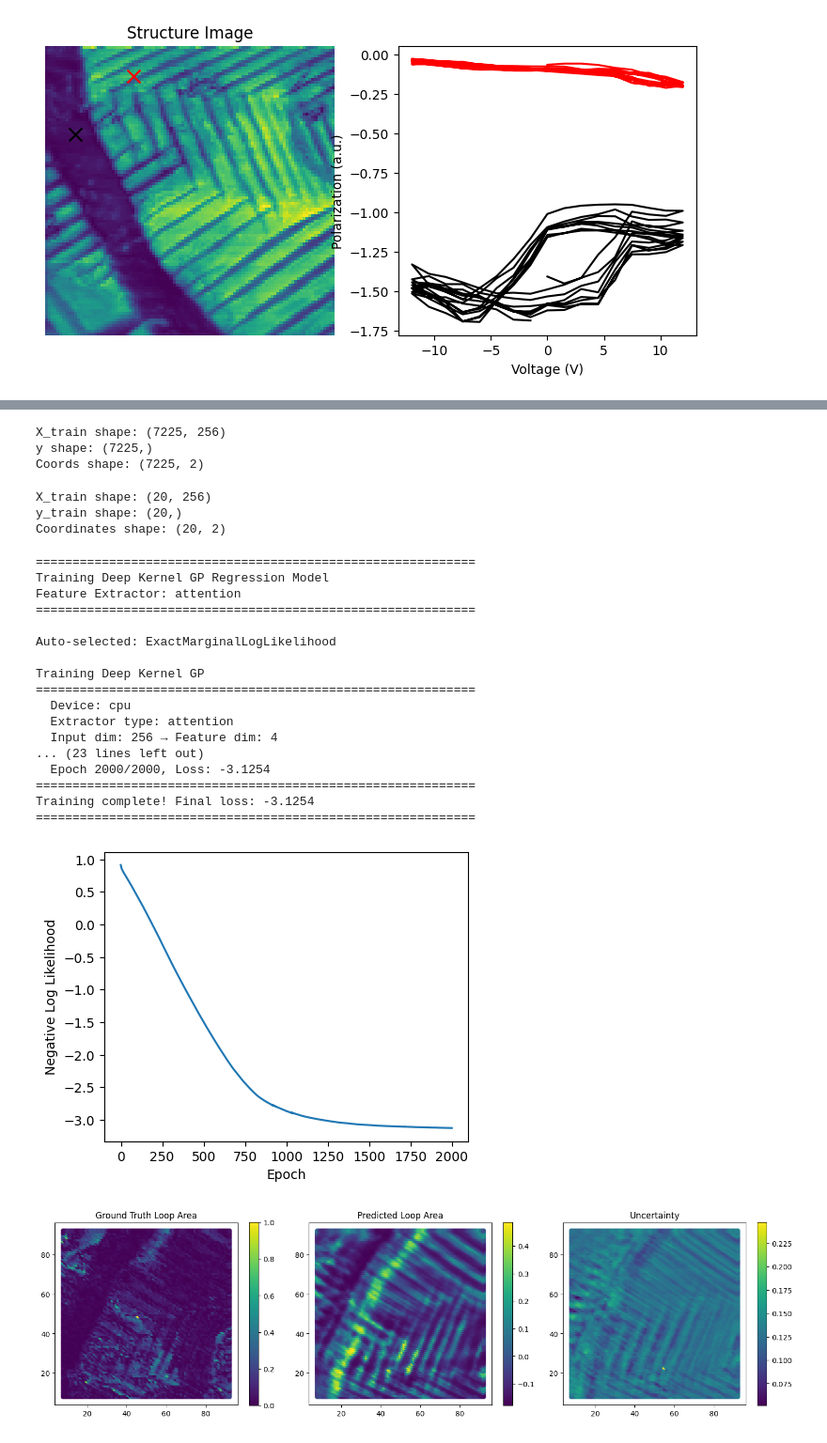
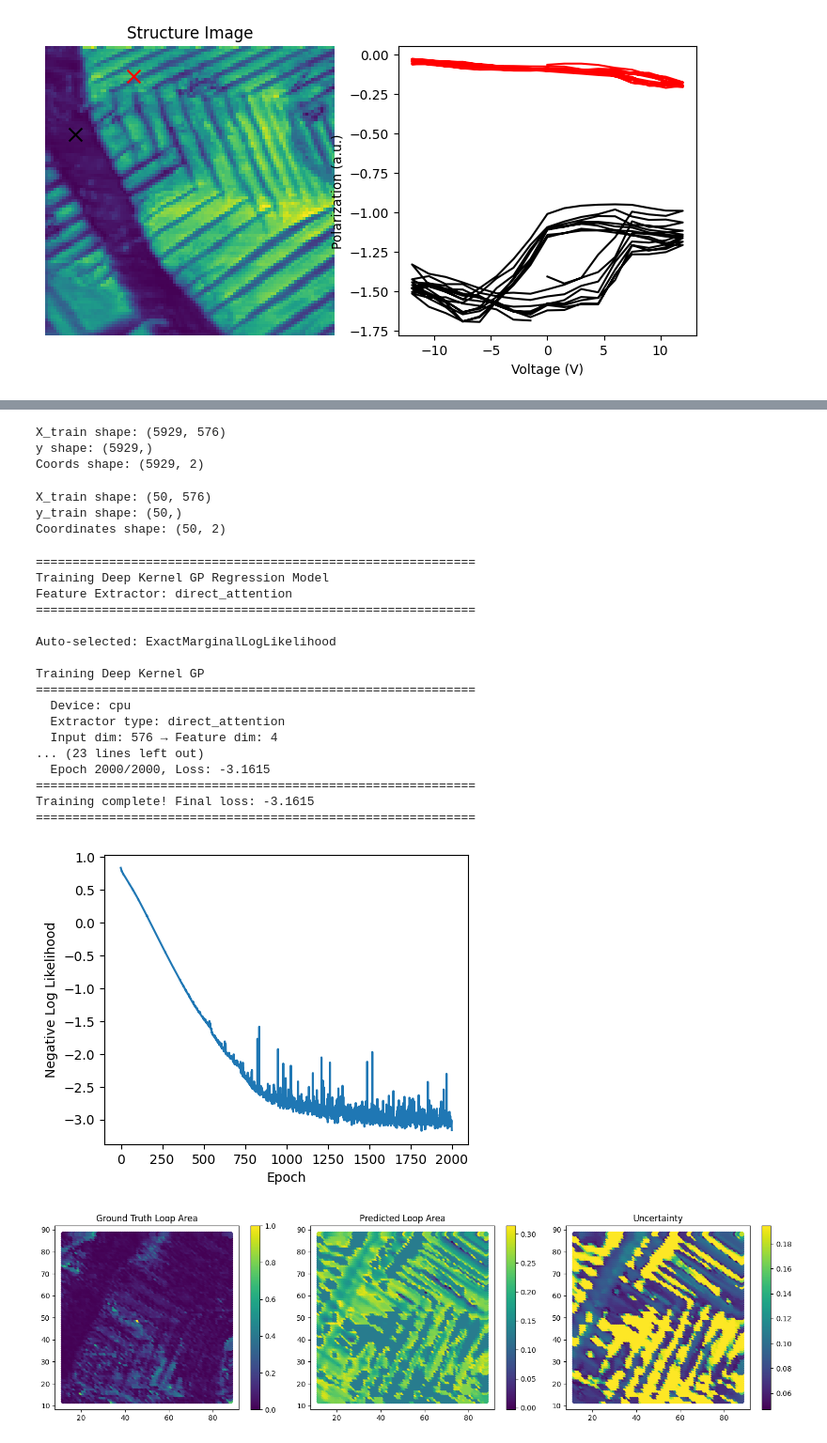
Before and after one commit to yongtaoliu/DKLGPR, a Jupyter notebook: DKGPR_BEPS.ipynb, the cells around one changed output, grey strips where cells are left out. Shown at 94% size. Saved outputs shown, nothing was run; the diff lists cells and outputs as text; code cells hidden in the pictures.

Commit message:
attention weight

```diff
--- a/DKGPR_BEPS.ipynb
+++ b/DKGPR_BEPS.ipynb
@@ -152,7 +152,7 @@ img = norm_(struc_img)
 spectra = norm_(exp_data)
 
 coordinates = get_grid_coords(img, step=1)
-window_size = 16
+window_size = 24
 features_all, coords, _ = get_subimages(img, coordinates, window_size)
 features_all = features_all[:,:,:,0]
 coords = np.array(coords, dtype=int)
@@ -223,13 +223,13 @@ print(f"X_train shape: {X.shape}")
 print(f"y shape: {y.shape}")
 print(f"Coords shape: {coords.shape}")
 # %% [output]
-X_train shape: (7225, 256)
-y shape: (7225,)
-Coords shape: (7225, 2)
+X_train shape: (5929, 576)
+y shape: (5929,)
+Coords shape: (5929, 2)
 # %%
 # Select initial training points
 np.random.seed(5)
-start_size = 20
+start_size = 50
 train_indices = np.random.choice(np.arange(1, n), size=start_size, replace=False)
 
 X_train = X[train_indices]
@@ -240,23 +240,23 @@ print(f"X_train shape: {X_train.shape}")
 print(f"y_train shape: {y_train.shape}")
 print(f"Coordinates shape: {coord_train.shape}")
 # %% [output]
-X_train shape: (20, 256)
-y_train shape: (20,)
-Coordinates shape: (20, 2)
+X_train shape: (50, 576)
+y_train shape: (50,)
+Coordinates shape: (50, 2)
 # %%
 # Train Deep Kernel GP
-mll, gp_model, dkl_model, losses = fit_dkgp(
+mll, gp_model, dkl_model1, losses = fit_dkgp(
     X_train,
     y_train,
     feature_dim=4,
-    extractor_type = 'attention',
+    extractor_type = 'direct_attention',
+    extractor_kwargs={'num_heads': 4},
     num_epochs=2000,          # Training iterations
-    verbose=True
-)
+    verbose=True)
 # %% [output]
 ============================================================
 Training Deep Kernel GP Regression Model
-Feature Extractor: attention
+Feature Extractor: direct_attention
 ============================================================
 
 Auto-selected: ExactMarginalLogLikelihood
@@ -264,12 +264,12 @@ Auto-selected: ExactMarginalLogLikelihood
 Training Deep Kernel GP
 ============================================================
   Device: cpu
-  Extractor type: attention
-  Input dim: 256 → Feature dim: 4
+  Extractor type: direct_attention
+  Input dim: 576 → Feature dim: 4
 ... (23 lines left out)
-  Epoch 2000/2000, Loss: -3.1254
+  Epoch 2000/2000, Loss: -3.1615
 ============================================================
-Training complete! Final loss: -3.1254
+Training complete! Final loss: -3.1615
 ============================================================
 # %%
 plt.figure(figsize=(5, 4))
@@ -279,28 +279,28 @@ plt.ylabel('Negative Log Likelihood')
 
 plt.show()
 # %% [output]
-[figure, old version]
+[figure, new version]
 # %%
 # Predict on test set
-mean_pred, std_pred = predict_dkgpr(dkl_model, X, return_std=True)
+mean_pred, std_pred = predict_dkgpr(dkl_model1, X, return_std=True)
 # Visualize predictions
 fig, (ax1, ax2, ax3) = plt.subplots(1, 3, figsize=(15, 4))
 a = ax1.scatter(coords[:, 1], coords[:, 0], c=y, cmap='viridis')
 plt.colorbar(a, ax=ax1)
 ax1.set_title('Ground Truth Loop Area')
 ax1.set_aspect('equal')
 
 b=ax2.scatter(coords[:, 1], coords[:, 0], c=mean_pred, cmap='viridis')
 ax2.set_title('Predicted Loop Area')
 plt.colorbar(b, ax=ax2)
 ax2.set_aspect('equal')
 
 c=ax3.scatter(coords[:, 1], coords[:, 0], c=std_pred, cmap='viridis')
 ax3.set_title('Uncertainty')
 plt.colorbar(c, ax=ax3)
 ax3.set_aspect('equal')
 
 plt.tight_layout()
 plt.show()
 # %% [output]
-[figure, old version]
+[figure, new version]
```
Also changed, not shown: parts of 12 cells of this notebook, 2 other files.
